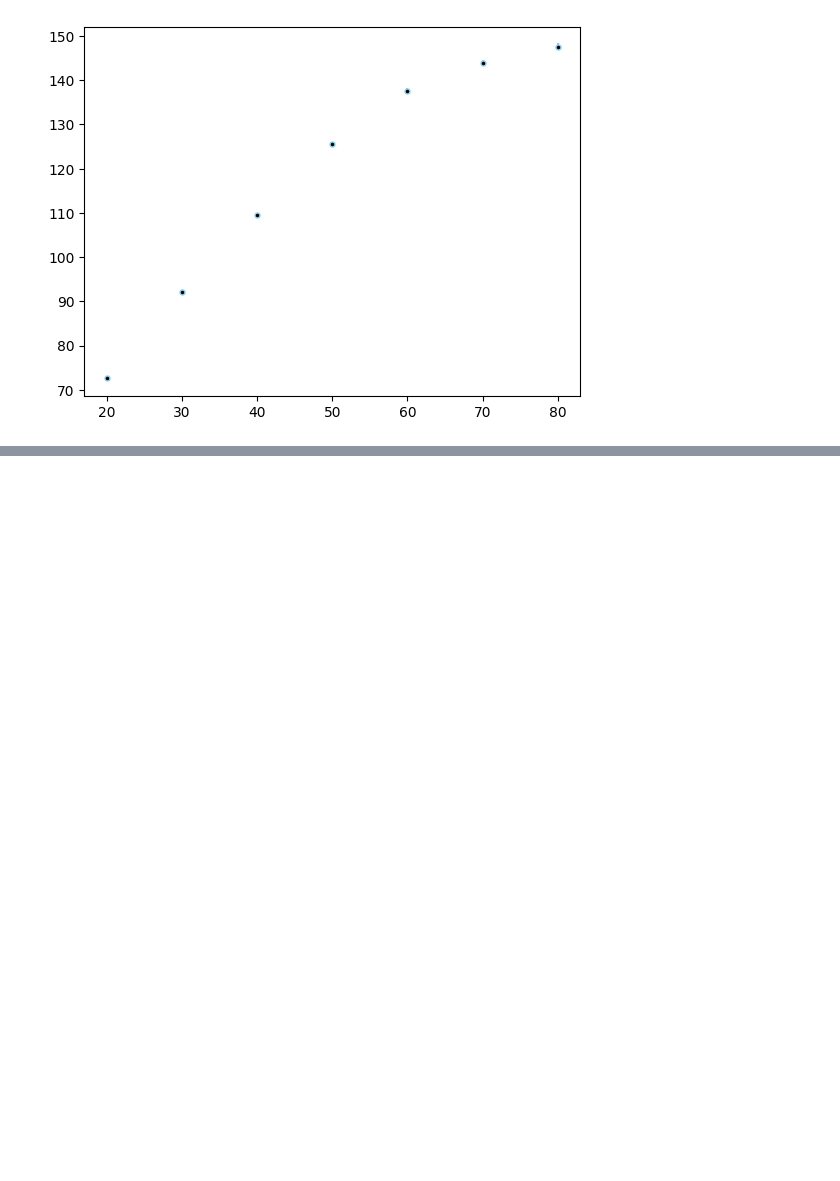
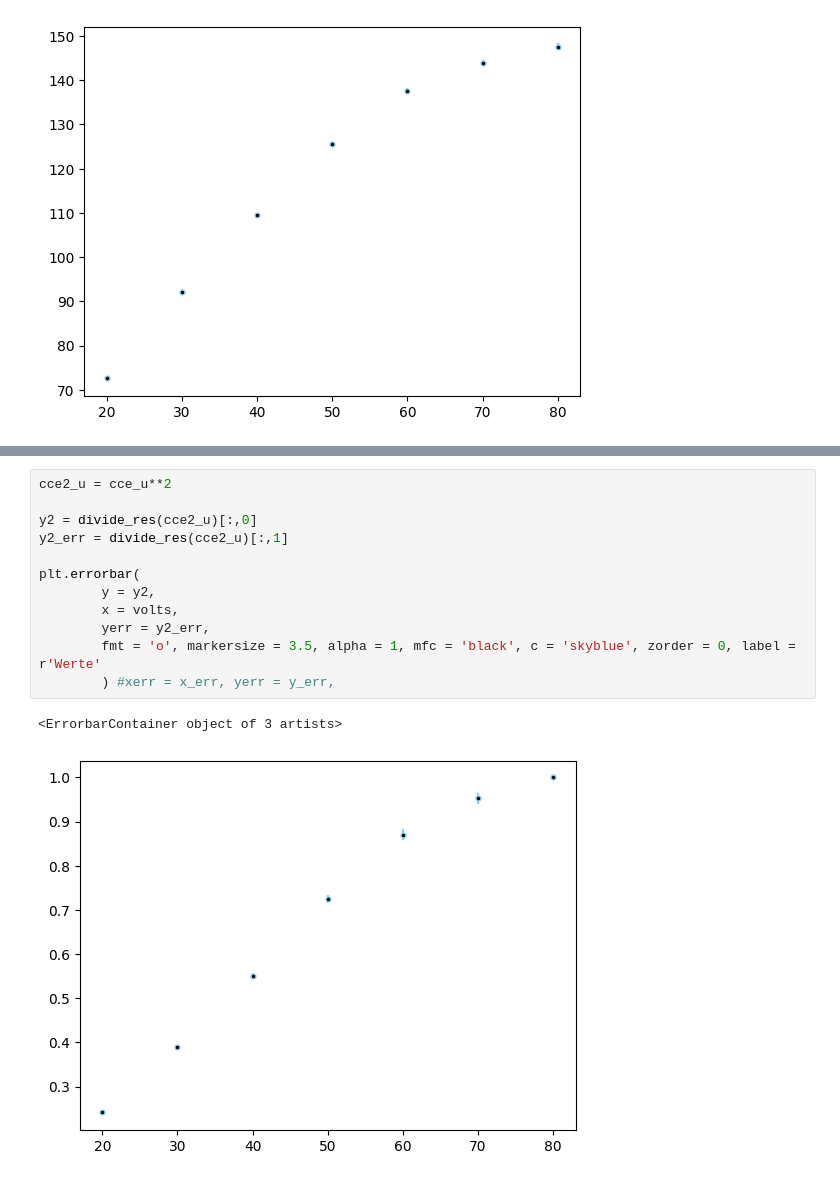
Before and after one commit to TimLockstedt/MP, a Jupyter notebook: FP14/JanTim/A4/A4_Charge_Plots.ipynb, the cells around one changed output, grey strips where cells are left out. Cells and saved outputs as stored; diff of their text form; blank space fills up the shorter version.

```diff
--- a/FP14/JanTim/A4/A4_Charge_Plots.ipynb
+++ b/FP14/JanTim/A4/A4_Charge_Plots.ipynb
@@ -818,0 +878,15 @@ plt.errorbar(
+# %%
+cce2_u = cce_u**2
+
+y2 = divide_res(cce2_u)[:,0]
+y2_err = divide_res(cce2_u)[:,1]
+
+plt.errorbar(
+        y = y2,
+        x = volts,
+        yerr = y2_err,
+        fmt = 'o', markersize = 3.5, alpha = 1, mfc = 'black', c = 'skyblue', zorder = 0, label = r'Werte'
+        ) #xerr = x_err, yerr = y_err,
+# %% [output]
+<ErrorbarContainer object of 3 artists>
+[figure, added]
```
Also changed, not shown: parts of 5 cells of this notebook, 8 other files.
